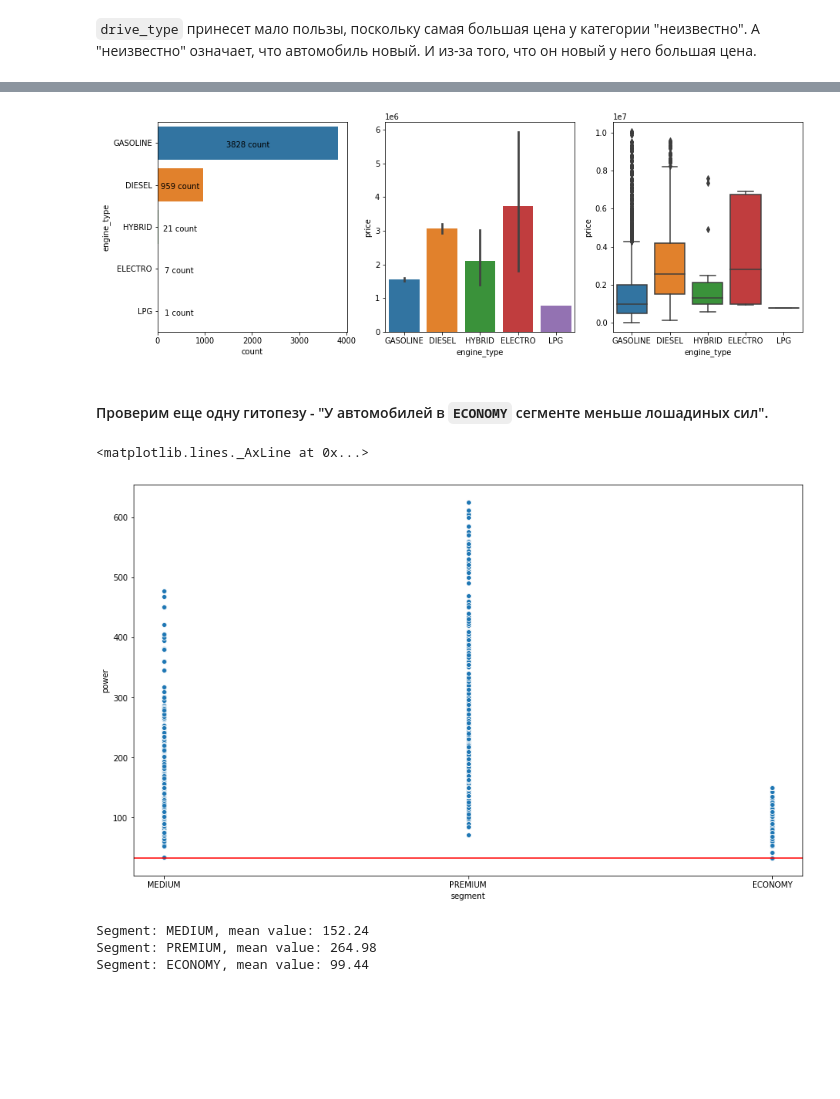
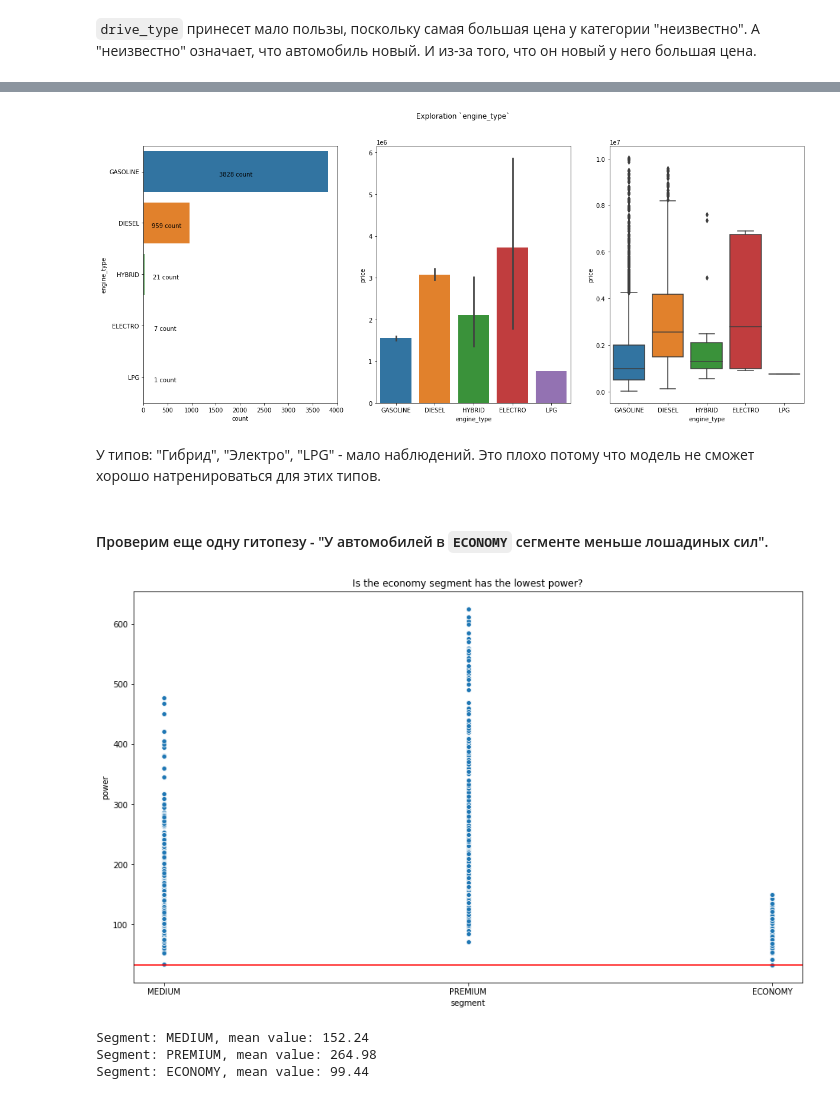
Before and after one commit to ArthurBodrov/autoru_analytics, a Jupyter notebook: Data Exploration.ipynb, the cells around one changed output, grey strips where cells are left out. Cells and saved outputs as stored; diff of their text form; code cells hidden in the pictures; blank space fills up the shorter version.

```diff
--- a/Data Exploration.ipynb
+++ b/Data Exploration.ipynb
@@ -240,28 +240,31 @@ for p in countplot.patches:
 # %%
-fig, axes = plt.subplots(nrows=1, ncols=3, figsize=(15, 5))
+fig, axes = plt.subplots(nrows=1, ncols=3, figsize=(20, 8))
+fig.suptitle("Exploration `engine_type`")
 countplot = sns.countplot(ax=axes[0], y='engine_type', data=cars);
 sns.barplot(ax=axes[1], data=cars, x='engine_type', y='price');
 sns.boxplot(ax=axes[2], data=cars, x='engine_type', y='price');
 for p in countplot.patches:
     x=p.get_bbox().get_points()[:,0]
     y=p.get_bbox().get_points()[1,1]
     width = p.get_width()
     if width > 900:
         countplot.annotate(f'{width} count', (x.mean(), (y - 0.35)), ha='center', va='center')
     else:
         countplot.annotate(f'{width} count', (x.max() + 450, (y - 0.35)), ha='center', va='center')
 # %% [output]
-[figure, old version]
+[figure, new version]
+# %% [markdown]
+У типов: "Гибрид", "Электро", "LPG" - мало наблюдений. Это плохо потому что модель не сможет хорошо натренироваться для этих типов.
 # %% [markdown]
 #### Проверим еще одну гитопезу - "У автомобилей в `ECONOMY` сегменте меньше лошадиных сил".
 # %%
 plt.figure(figsize=(15,9))
-sns.scatterplot(data=cars, y='power', x='segment');
+power_enconomy = sns.scatterplot(data=cars, y='power', x='segment');
 economy_power_min = cars[cars['segment'] == 'ECONOMY']['power'].min()
-plt.axline((0, economy_power_min), (2, economy_power_min), color='red')
+plt.axline((0, economy_power_min), (2, economy_power_min), color='red');
+power_enconomy.set_title("Is the economy segment has the lowest power?");
 # %% [output]
-<matplotlib.lines._AxLine at 0x...>
-[figure, old version]
+[figure, new version]
 # %%
 for segment in cars['segment'].unique():
     print(f'Segment: {segment}, mean value: {round(cars[cars["segment"] == segment]["power"].mean(), 2)}')
```
Also changed, not shown: parts of 9 cells of this notebook.
